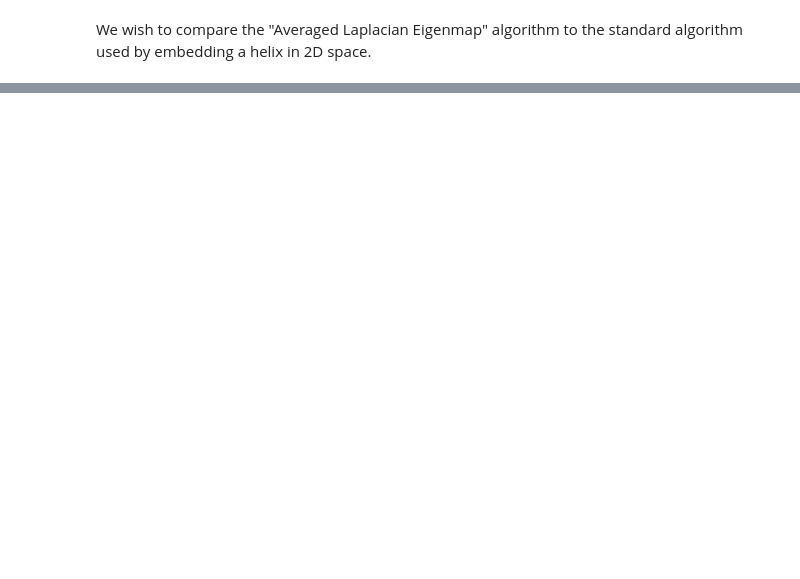
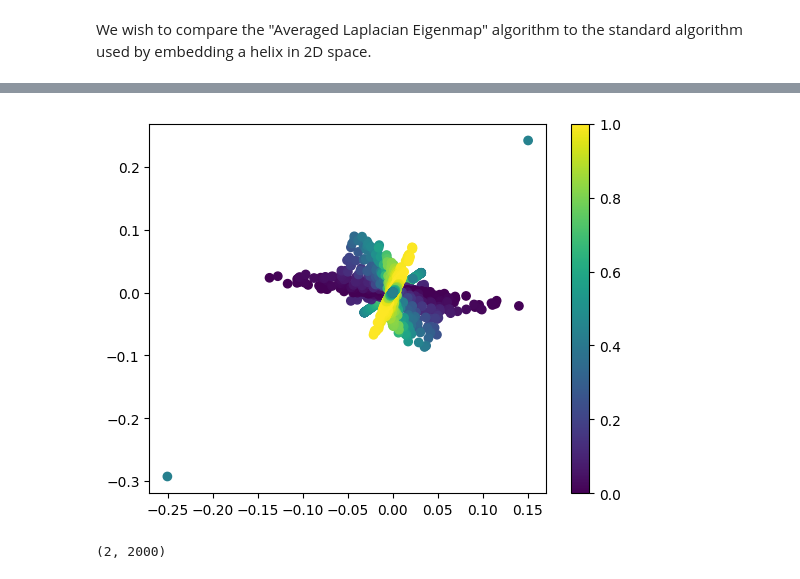
Before and after one commit to lucas-tucker/REU-2023, a Jupyter notebook: Experiment_LE_helix.ipynb, the cells around one changed output, grey strips where cells are left out. Cells and saved outputs as stored; diff of their text form; code cells hidden in the pictures; blank space fills up the shorter version.

```diff
--- a/Experiment_LE_helix.ipynb
+++ b/Experiment_LE_helix.ipynb
@@ -142,0 +127,34 @@ plt.show()
+# %%
+def variable_nbrs_weight(m, t, X, N, avgs):
+    radius_matrix = t * (1 - (avgs / (1 + np.max(avgs))))
+    # radius_matrix = t * np.exp(-1 * (avgs) / (np.max(avgs)))
+    radius_matrix = radius_matrix.astype(int)
+    W = np.zeros((m, m))
+    for i in range(m):
+        for j in range(m):
+            if (i in N[j][:radius_matrix[j]]) or (j in N[i][:radius_matrix[i]]):
+                W[i][j] = np.linalg.norm(X.T[i] - X.T[j]) / np.sqrt(avgs[i] * avgs[j])
+    return np.exp(-np.square(W) / t)
+    # return W
+# %%
+max_rad = 7
+# %%
+k = 2 # projection dimension
+N = t_nearest_matr(m, max_rad, X)
+avgs = avg_distance_matr(m, max_rad, X, N)
+W = variable_nbrs_weight(m, max_rad, X, N, avgs)
+P = get_le_reduced(k, X, W)
+
+# Plot the reduced data points in 2D with the same color gradient
+fig = plt.figure()
+ax = fig.add_subplot(1, 1, 1)
+sc = ax.scatter(P[0, :], P[1, :], c=interpolated_colors) #, cmap=colormap, marker='o')
+fig.colorbar(sc)
+
+plt.show()
+# %% [output]
+[figure, added]
+# %%
+P.shape
+# %% [output]
+(2, 2000)
```
Also changed, not shown: parts of 15 cells of this notebook, 34 other files.
